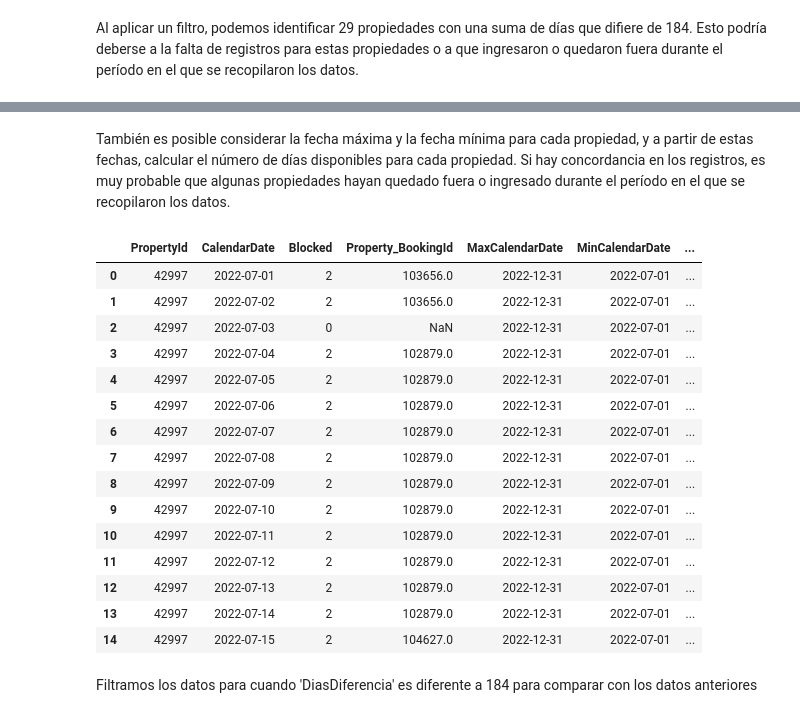
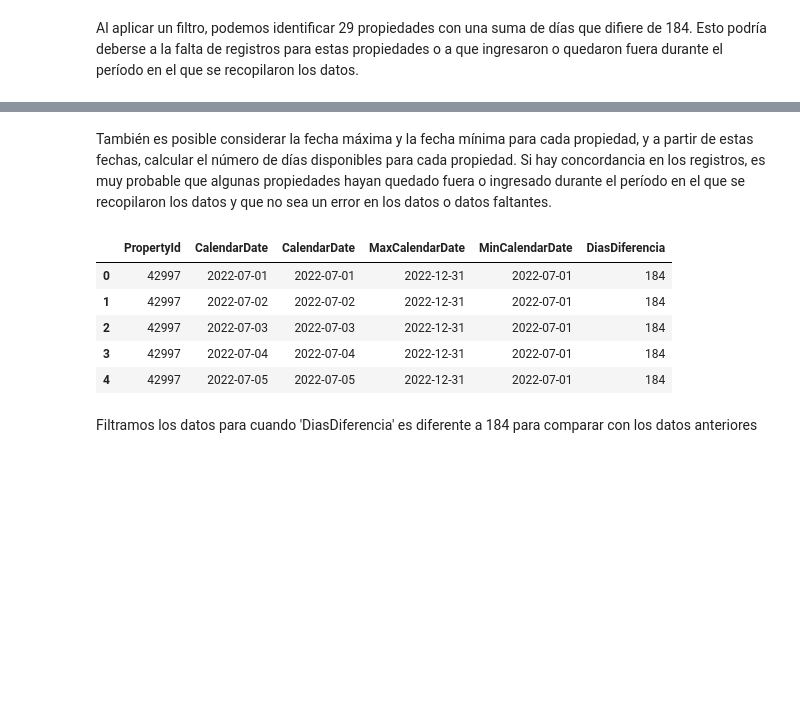
Before and after one commit to davidsosaolea/Stay-Unique, a Jupyter notebook: Gestión de propiedades y reservas_2.ipynb, the cells around one changed output, grey strips where cells are left out. Cells and saved outputs as stored; diff of their text form; code cells hidden in the pictures; blank space fills up the shorter version.

```diff
--- a/Gestión de propiedades y reservas_2.ipynb
+++ b/Gestión de propiedades y reservas_2.ipynb
@@ -209,34 +192,24 @@ df_ordenado
 # %% [markdown]
-También es posible considerar la fecha máxima y la fecha mínima para cada propiedad, y a partir de estas fechas, calcular el número de días disponibles para cada propiedad. Si hay concordancia en los registros, es muy probable que algunas propiedades hayan quedado fuera o ingresado durante el período en el que se recopilaron los datos.
+También es posible considerar la fecha máxima y la fecha mínima para cada propiedad, y a partir de estas fechas, calcular el número de días disponibles para cada propiedad. Si hay concordancia en los registros, es muy probable que algunas propiedades hayan quedado fuera o ingresado durante el período en el que se recopilaron los datos y que no sea un error en los datos o datos faltantes.
 # %%
 # Convertir la columna 'CalendarDate' al tipo de dato datetime
 calendar['CalendarDate'] = pd.to_datetime(calendar['CalendarDate'])
 
 # Agregar la nueva columna con el valor máximo de 'CalendarDate' para cada 'PropertyId'
 calendar['MaxCalendarDate'] = calendar.groupby('PropertyId')['CalendarDate'].transform('max')
 calendar['MinCalendarDate'] = calendar.groupby('PropertyId')['CalendarDate'].transform('min')
 
 # Restar las columnas y crear una nueva columna 'DiasDiferencia'
 calendar['DiasDiferencia'] = (calendar['MaxCalendarDate'] - calendar['MinCalendarDate']).dt.days
 calendar['DiasDiferencia'] = calendar['DiasDiferencia'] + 1
-calendar.head(15)
+calendar[['PropertyId','CalendarDate','CalendarDate','MaxCalendarDate','MinCalendarDate','DiasDiferencia']].head(5)
 # %% [output]
-|  | PropertyId | CalendarDate | Blocked | Property_BookingId | MaxCalendarDate | MinCalendarDate | ... |
-| 0 | 42997 | 2022-07-01 | 2 | 103656.0 | 2022-12-31 | 2022-07-01 | ... |
-| 1 | 42997 | 2022-07-02 | 2 | 103656.0 | 2022-12-31 | 2022-07-01 | ... |
-| 2 | 42997 | 2022-07-03 | 0 | NaN | 2022-12-31 | 2022-07-01 | ... |
-| 3 | 42997 | 2022-07-04 | 2 | 102879.0 | 2022-12-31 | 2022-07-01 | ... |
-| 4 | 42997 | 2022-07-05 | 2 | 102879.0 | 2022-12-31 | 2022-07-01 | ... |
-| 5 | 42997 | 2022-07-06 | 2 | 102879.0 | 2022-12-31 | 2022-07-01 | ... |
-| 6 | 42997 | 2022-07-07 | 2 | 102879.0 | 2022-12-31 | 2022-07-01 | ... |
-| 7 | 42997 | 2022-07-08 | 2 | 102879.0 | 2022-12-31 | 2022-07-01 | ... |
-| 8 | 42997 | 2022-07-09 | 2 | 102879.0 | 2022-12-31 | 2022-07-01 | ... |
-| 9 | 42997 | 2022-07-10 | 2 | 102879.0 | 2022-12-31 | 2022-07-01 | ... |
-| 10 | 42997 | 2022-07-11 | 2 | 102879.0 | 2022-12-31 | 2022-07-01 | ... |
-| 11 | 42997 | 2022-07-12 | 2 | 102879.0 | 2022-12-31 | 2022-07-01 | ... |
-| 12 | 42997 | 2022-07-13 | 2 | 102879.0 | 2022-12-31 | 2022-07-01 | ... |
-| 13 | 42997 | 2022-07-14 | 2 | 102879.0 | 2022-12-31 | 2022-07-01 | ... |
-| 14 | 42997 | 2022-07-15 | 2 | 104627.0 | 2022-12-31 | 2022-07-01 | ... |
+|  | PropertyId | CalendarDate | CalendarDate | MaxCalendarDate | MinCalendarDate | DiasDiferencia |
+| 0 | 42997 | 2022-07-01 | 2022-07-01 | 2022-12-31 | 2022-07-01 | 184 |
+| 1 | 42997 | 2022-07-02 | 2022-07-02 | 2022-12-31 | 2022-07-01 | 184 |
+| 2 | 42997 | 2022-07-03 | 2022-07-03 | 2022-12-31 | 2022-07-01 | 184 |
+| 3 | 42997 | 2022-07-04 | 2022-07-04 | 2022-12-31 | 2022-07-01 | 184 |
+| 4 | 42997 | 2022-07-05 | 2022-07-05 | 2022-12-31 | 2022-07-01 | 184 |
 # %% [markdown]
 Filtramos los datos para cuando 'DiasDiferencia' es diferente a 184 para comparar con los datos anteriores
 # %%
```
Also changed, not shown: parts of 31 cells of this notebook, 2 other files.
